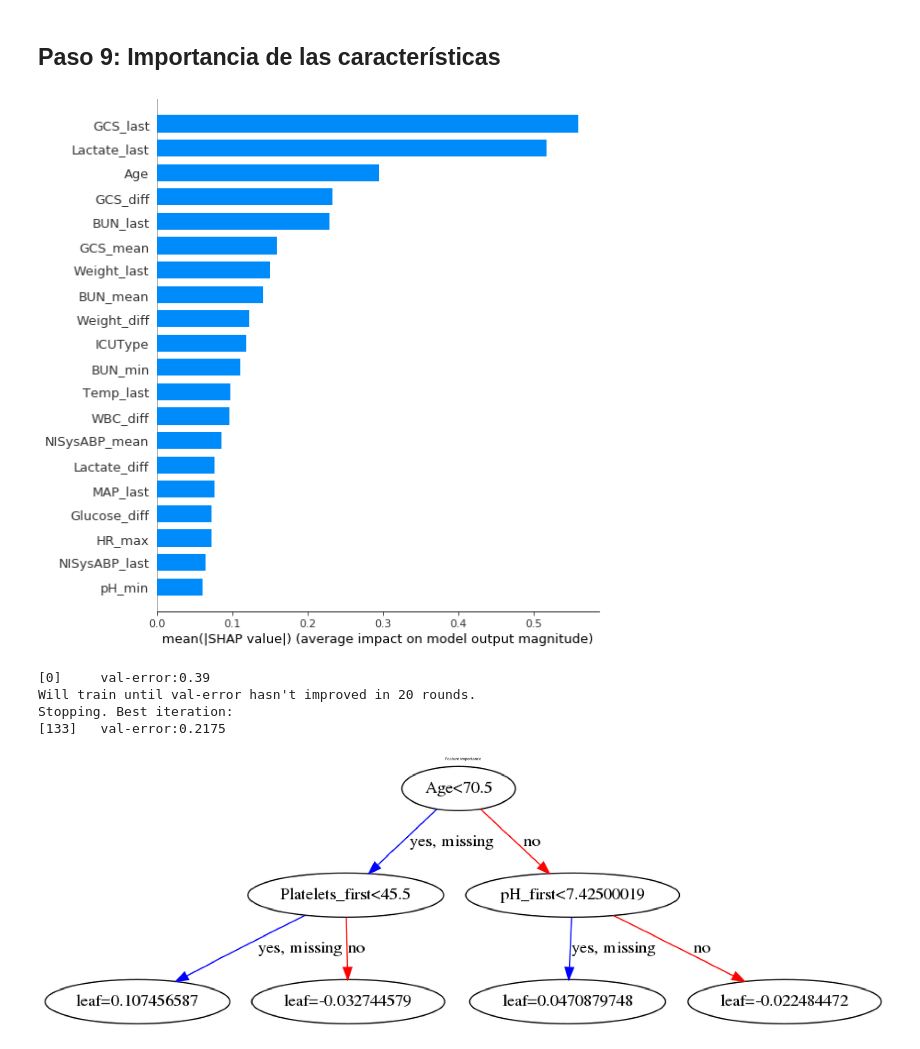
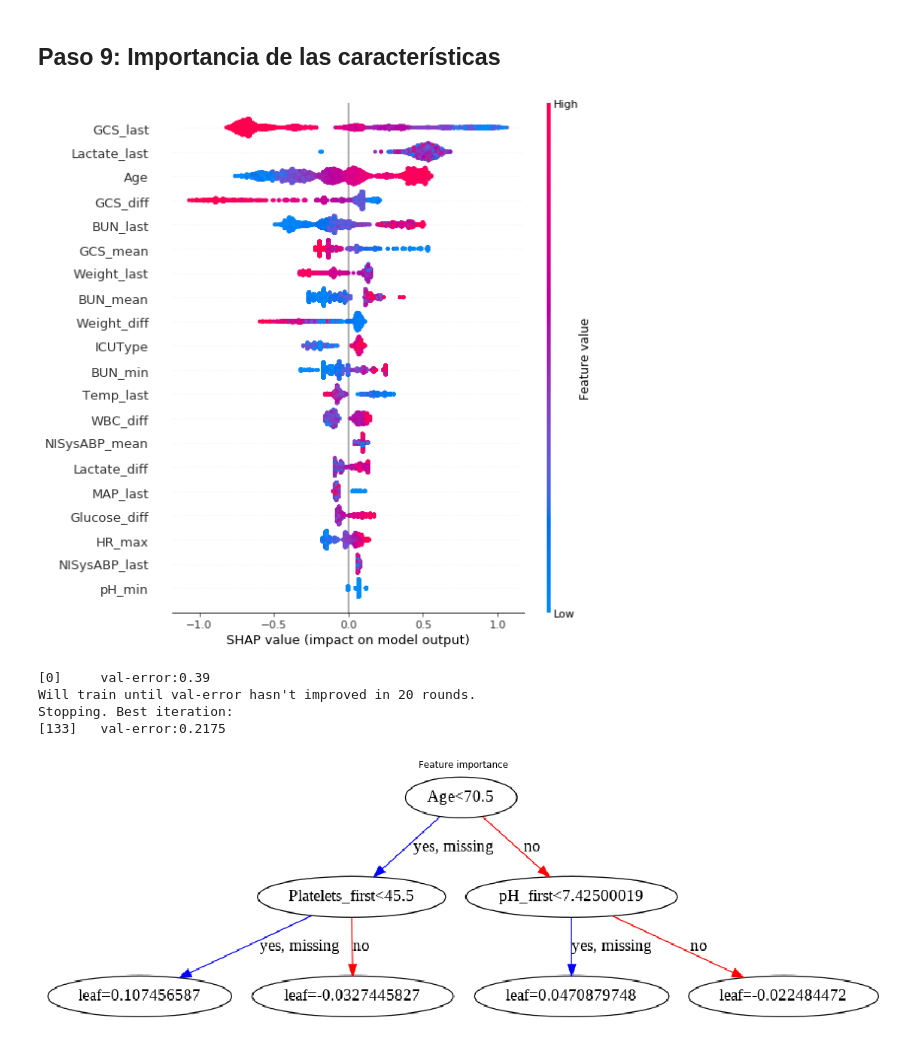
Before and after one commit to blancavazquez/DAMA_EHR19, a Jupyter notebook: notebooks/EHR_taller.ipynb, the cells around one changed output. Drawn from its saved outputs; the diff is of its cells as text; code cells hidden in the pictures.

```diff
--- a/notebooks/EHR_taller.ipynb
+++ b/notebooks/EHR_taller.ipynb
@@ -32,12 +43,11 @@ import pandas as pd
 from collections import defaultdict
 import os
 
-filepath_patients = '../data/set-a_b' #datos
-filepath_outcomes = '../data/Outcomes-a_b.csv' # labels
+filepath_patients = '/content/DAMA_EHR19/data/set-a_b' #datos
+filepath_outcomes = '/content/DAMA_EHR19/data/Outcomes-a_b.csv' # labels
 
-filepath_x_test = '../data/set-c' #datos
-filepath_y_test = '../data/Outcomes-c.csv' # labels
-
+#filepath_x_test = '../data/set-c' #datos
+#filepath_y_test = '../data/Outcomes-c.csv' # labels
 
 def read_data(filepath):
     """ Función para visualizar el contenido de la base de datos"""
@@ -570,7 +557,7 @@ def read_data(raw_clinical_note):
     #feature_list = list(x.columns)
     return x, y
 
-x_test, y_test = read_data("../data/test_set.csv")
+x_test, y_test = read_data("/content/DAMA_EHR19/data/test_set.csv")
 x_test = imputer(x_test)
 
 #Calculamos el AUC con el conjunto de prueba
@@ -598,14 +585,14 @@ plt.show()
 # %%
 #!pip3 install graphviz
 #!pip3 install xgboost
 #!pip3 install shap
 
 import shap
 explainer = shap.TreeExplainer(model)
 shap_values = explainer.shap_values(x_test)
-shap.summary_plot(shap_values, x_test, feature_names=feature_list, class_names=['survive','death'], plot_type='bar')
+shap.summary_plot(shap_values, x_test, feature_names=feature_list, class_names=['survive','death'])
 # %% [output]
-[figure, old version]
+[figure, new version]
 # %%
 #Evaluación de características con RF:
 #!pip3 install dtreeviz
@@ -619,14 +606,18 @@ shap.summary_plot(shap_values, x_test, feature_names=feature_list, class_names=[
 #viz.view()
 # %%
 import xgboost
+import matplotlib.pylab as pl
+
+#import os
+#os.environ["PATH"] += os.pathsep + 'C:/Program Files (x86)/Graphviz2.38/bin/'
 
 #Visualización de features con XGBT
 params={"n_estimators":100, "learning_rate": 0.15,"colsample_bytree" : 0.8,
          "subsample" : 0.8, "reg_alpha" : 0.5, "reg_lambda": 2,
          "objective": "binary:logistic", "max_depth":2,
          "gamma": 10,"rate_drop": 0.5 , "scale_pos_weight" : 6.239819004524887}
-import xgboost
-import matplotlib.pylab as pl
+
+
 d_train = xgboost.DMatrix(x_train, label=y_train, feature_names=feature_list)
 d_val = xgboost.DMatrix(x_val, label=y_val, feature_names=feature_list)
 d_test = xgboost.DMatrix(x_test, label=y_test, feature_names=feature_list)
@@ -636,7 +627,7 @@ model_ehr = xgboost.train(params, d_train, 5000, evals = [(d_val, "val")],
 
 xgboost.plot_tree(model_ehr, num_trees = 99)
 fig = plt.gcf()
-fig.set_size_inches(50, 50)
+fig.set_size_inches(20, 20)
 plt.title("Feature importance")
 plt.show()
 # %% [output]
@@ -644,4 +635,4 @@ plt.show()
 Will train until val-error hasn't improved in 20 rounds.
 Stopping. Best iteration:
 [133]   val-error:0.2175
-[figure, old version]
+[figure, new version]
```
Also changed, not shown: parts of 8 cells of this notebook.
